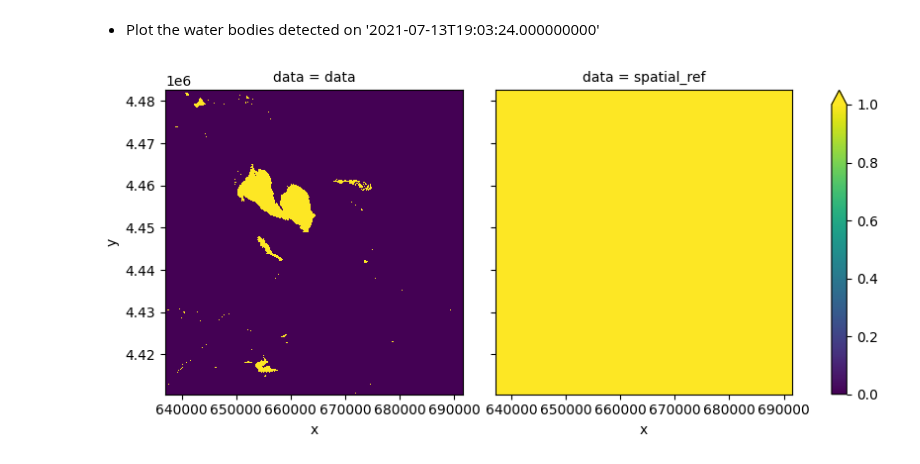
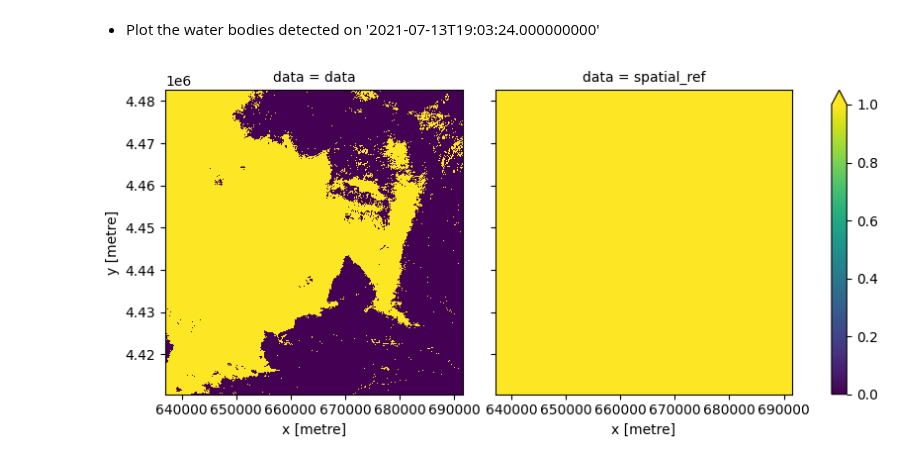
Before and after one commit to eoap/zarr-cloud-native-format, a Jupyter notebook: docs/exploitation.ipynb, the cells around one changed output. Saved outputs shown, nothing was run; the diff lists cells and outputs as text; code cells hidden in the pictures.

Commit message:
update max-items

```diff
--- a/docs/exploitation.ipynb
+++ b/docs/exploitation.ipynb
@@ -108,7 +119,7 @@ from pystac.extensions.datacube import DatacubeExtension
 # %%
 cat = pystac.Catalog.from_file(
     os.path.join(
-        results["stac_catalog"]["location"].replace("file://", ""), "catalog.json"
+        results["zarr_stac_catalog"]["location"].replace("file://", ""), "catalog.json"
     )
 )
 # %%
@@ -125,5 +130,7 @@ item
+# %%
+collection = cat.get_child("water-bodies")
 # %%
-zarr_asset = item.get_assets()["data"]
+zarr_asset = collection.get_assets()["data"]
 
 zarr_asset
 # %% [output]
@@ -176,7 +189,7 @@ import xarray as xr
 # %% [markdown]
 ### Open the Zarr result with xarray
 # %%
-water_bodies = xr.open_zarr(zarr_asset.get_absolute_href(), consolidated=True)
+water_bodies = xr.open_zarr(zarr_asset.get_absolute_href(), **zarr_asset.extra_fields["xarray:open_kwargs"])
 # %%
 xr.set_options(display_style="text")
 
@@ -238,14 +250,14 @@ array(['2021-06-23T19:03:23.000000000', '2021-07-08T19:03:25.000000000',
 * Plot the water bodies detected on '2021-07-13T19:03:24.000000000'
 # %%
 _ = (
-    water_bodies.isel(time=2)
+    water_bodies.isel(time=3)
     .to_array("data")
     .plot.imshow(
         col="data",
         size=4,
         vmin=0,
         vmax=1,
     )
 )
 # %% [output]
-[figure, old version]
+[figure, new version]
```
Also changed, not shown: parts of 19 cells of this notebook, 2 other files.
